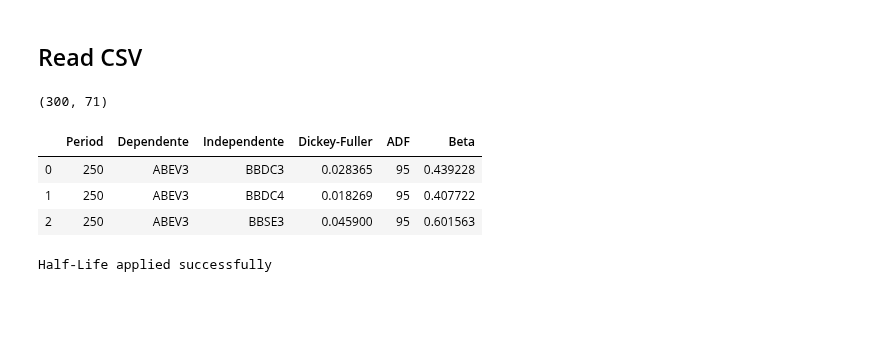
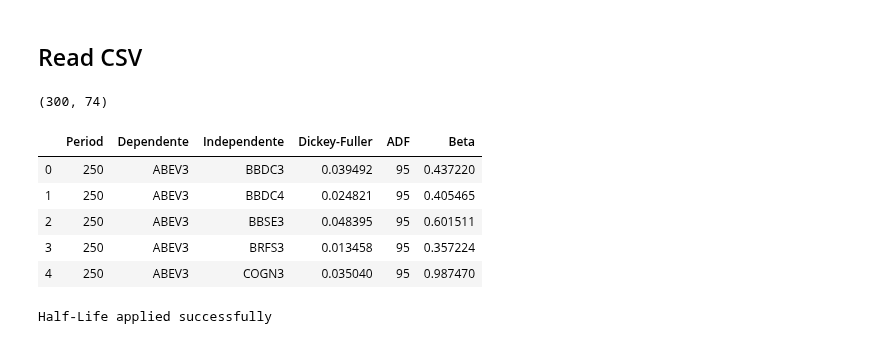
Before and after one commit to andreolvgomes/long-short-by-cointegration, a Jupyter notebook: Cointegration.ipynb, the cells around one changed output. Drawn from its saved outputs; the diff is of its cells as text; code cells hidden in the pictures; blank space fills up the shorter version.

```diff
--- a/Cointegration.ipynb
+++ b/Cointegration.ipynb
@@ -343,19 +336,21 @@ path_data_cart = 'datasets/data_cart.csv'
 path_data_full = 'datasets/data.csv'
 path_data_alpha = 'datasets/data_alpha.csv'
 # %%
-df = pd.read_csv(path_data_cart, index_col=0)#[['ABEV3', 'AZUL4', 'B3SA3', 'BBAS3', 'BBDC3']]
+df = pd.read_csv(path_data_alpha, index_col=0)#[['ABEV3', 'AZUL4', 'B3SA3', 'BBAS3', 'BBDC3']]
 data = df[df.columns.difference(['Data', 'Date'])]
 data.shape
 # %% [output]
-(300, 71)
+(300, 74)
 # %%
 pairs = find_cointegrated_pairs(data)
-pairs.head(3)
+pairs.head()
 # %% [output]
 |  | Period | Dependente | Independente | Dickey-Fuller | ADF | Beta |
-| 0 | 250 | ABEV3 | BBDC3 | 0.028365 | 95 | 0.439228 |
-| 1 | 250 | ABEV3 | BBDC4 | 0.018269 | 95 | 0.407722 |
-| 2 | 250 | ABEV3 | BBSE3 | 0.045900 | 95 | 0.601563 |
+| 0 | 250 | ABEV3 | BBDC3 | 0.039492 | 95 | 0.437220 |
+| 1 | 250 | ABEV3 | BBDC4 | 0.024821 | 95 | 0.405465 |
+| 2 | 250 | ABEV3 | BBSE3 | 0.048395 | 95 | 0.601511 |
+| 3 | 250 | ABEV3 | BRFS3 | 0.013458 | 95 | 0.357224 |
+| 4 | 250 | ABEV3 | COGN3 | 0.035040 | 95 | 0.987470 |
 # %%
 apply_halflife(data, pairs)
 print('Half-Life applied successfully')
```
Also changed, not shown: parts of 8 cells of this notebook, 1 other file.
